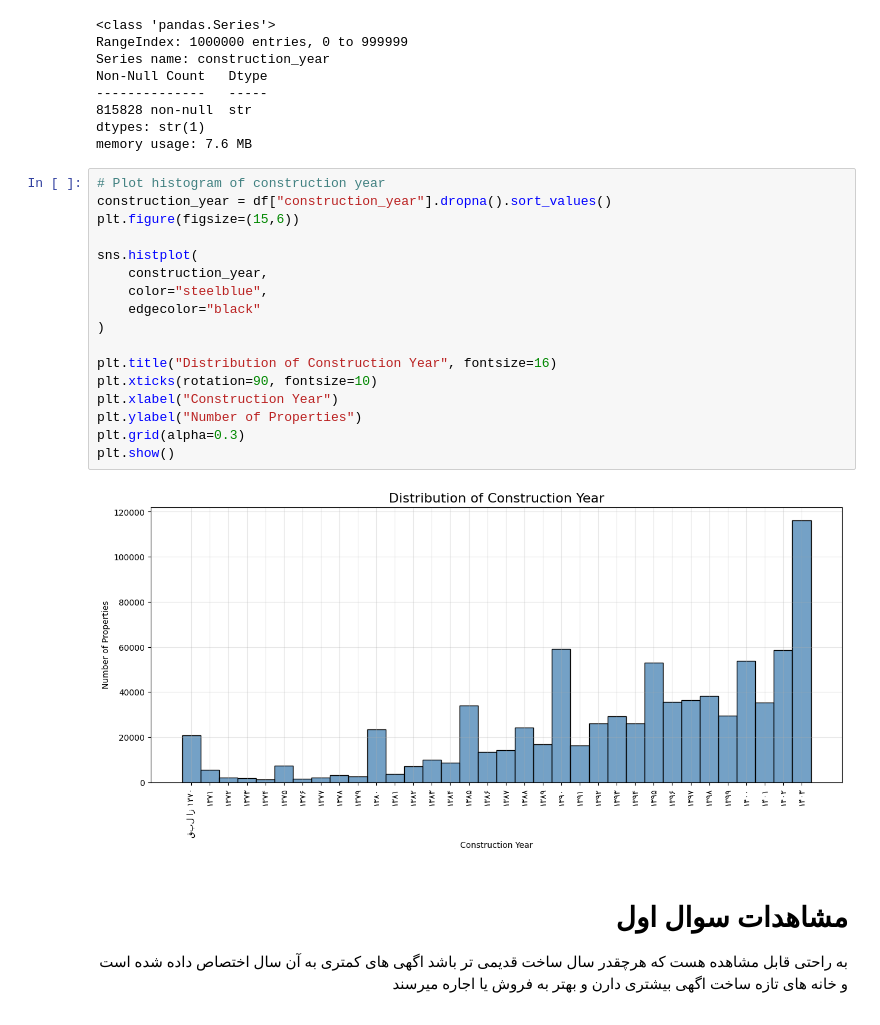
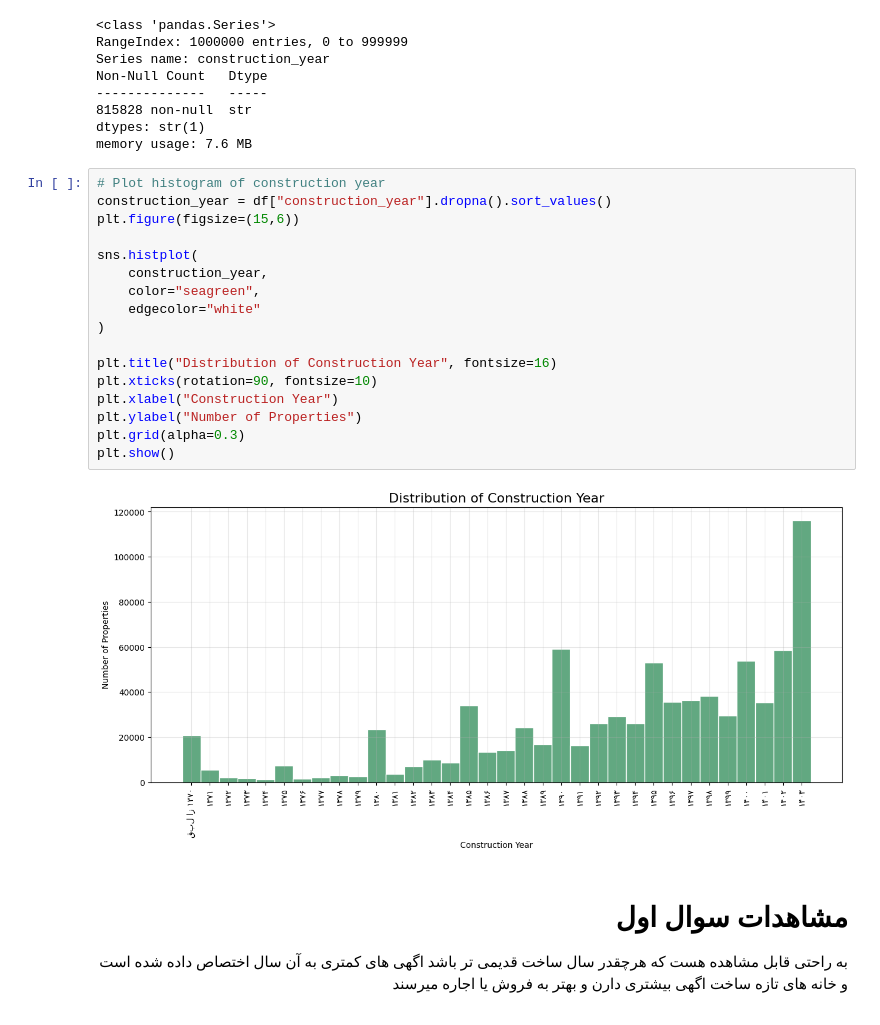
Before and after one commit to MaZiayee/QueraAiBootcamp-TeamProject, a Jupyter notebook: notebooks/1_EDA/Mehdi_Q2_Q9_EDA.ipynb, the cells around one changed output. Cells and saved outputs as stored; diff of their text form.

```diff
--- a/notebooks/1_EDA/Mehdi_Q2_Q9_EDA.ipynb
+++ b/notebooks/1_EDA/Mehdi_Q2_Q9_EDA.ipynb
@@ -64,22 +64,22 @@ memory usage: 7.6 MB
 # %%
 # Plot histogram of construction year
 construction_year = df["construction_year"].dropna().sort_values()
 plt.figure(figsize=(15,6))
 
 sns.histplot(
     construction_year,
-    color="steelblue",
-    edgecolor="black"
+    color="seagreen",
+    edgecolor="white"
 )
 
 plt.title("Distribution of Construction Year", fontsize=16)
 plt.xticks(rotation=90, fontsize=10)
 plt.xlabel("Construction Year")
 plt.ylabel("Number of Properties")
 plt.grid(alpha=0.3)
 plt.show()
 # %% [output]
-[figure, old version]
+[figure, new version]
 # %% [markdown]
 <div dir="rtl" align="right">
 
```
Also changed, not shown: parts of 1 cell of this notebook, 3 other files.
